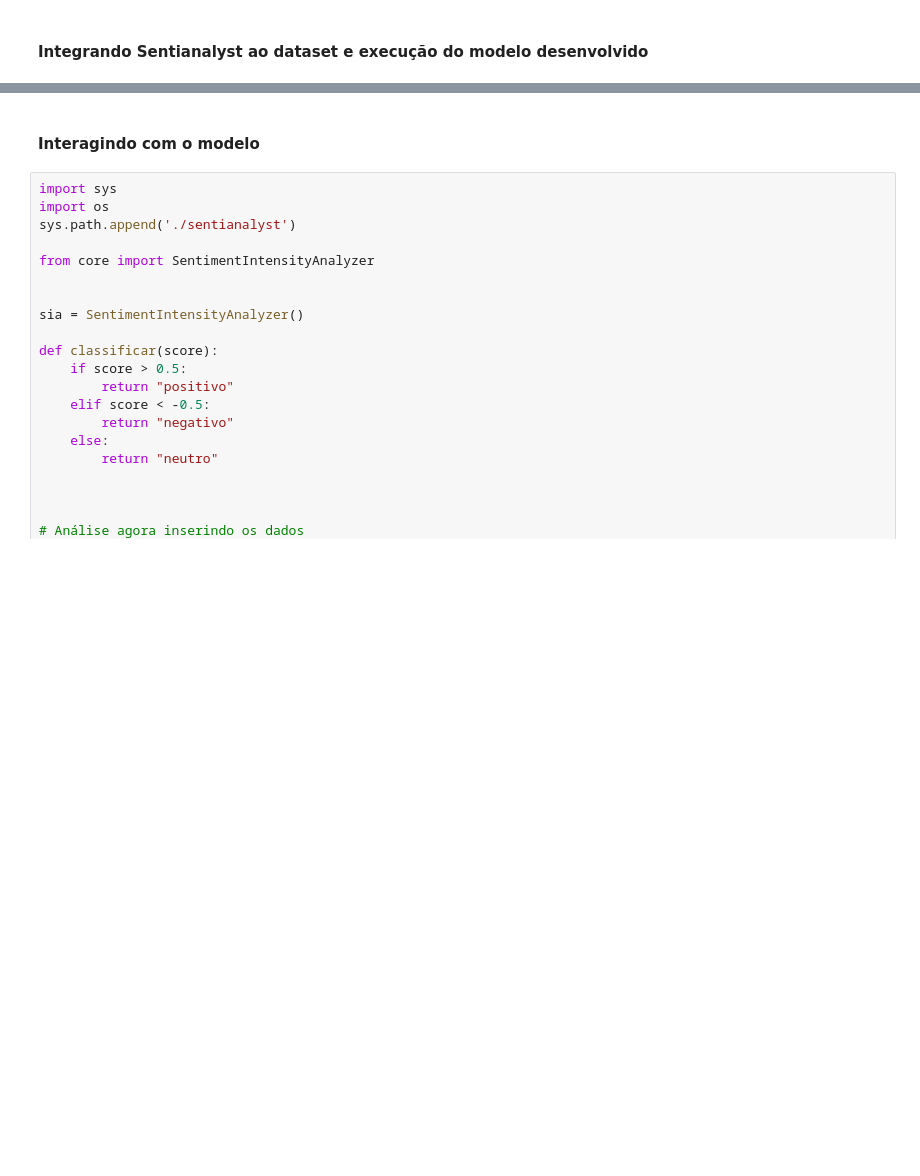
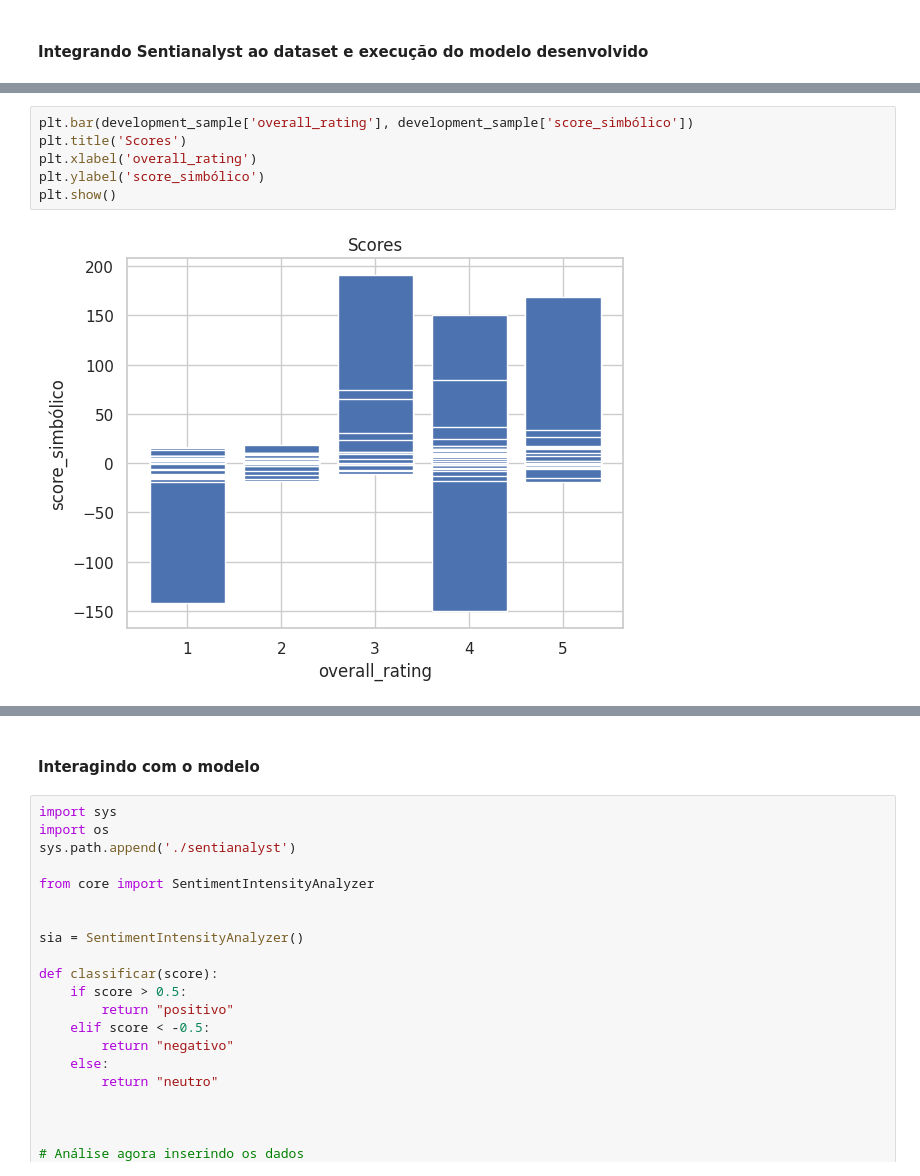
Before and after one commit to raphaelchaves/papa-linguas, a Jupyter notebook: Projeto_PLN_ICMC_V2.ipynb, the cells around one changed output, grey strips where cells are left out. Saved outputs shown, nothing was run; the diff lists cells and outputs as text; blank space fills up the shorter version.

```diff
--- a/Projeto_PLN_ICMC_V2.ipynb
+++ b/Projeto_PLN_ICMC_V2.ipynb
@@ -904,0 +1002,8 @@ development_sample[['review_text_lemmatized', 'sentimento_simbólico']].head(100
+# %%
+plt.bar(development_sample['overall_rating'], development_sample['score_simbólico'])
+plt.title('Scores')
+plt.xlabel('overall_rating')
+plt.ylabel('score_simbólico')
+plt.show()
+# %% [output]
+[figure, added]
```
Also changed, not shown: parts of 30 cells of this notebook.
